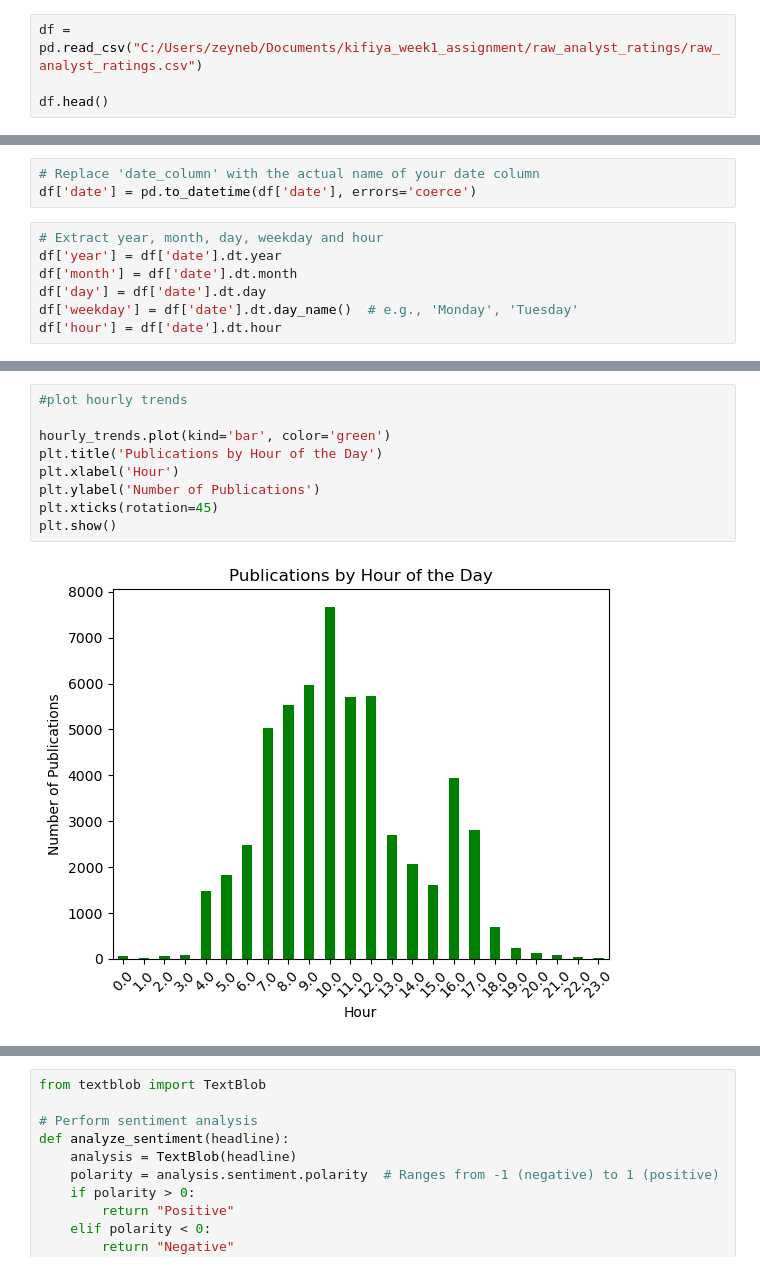
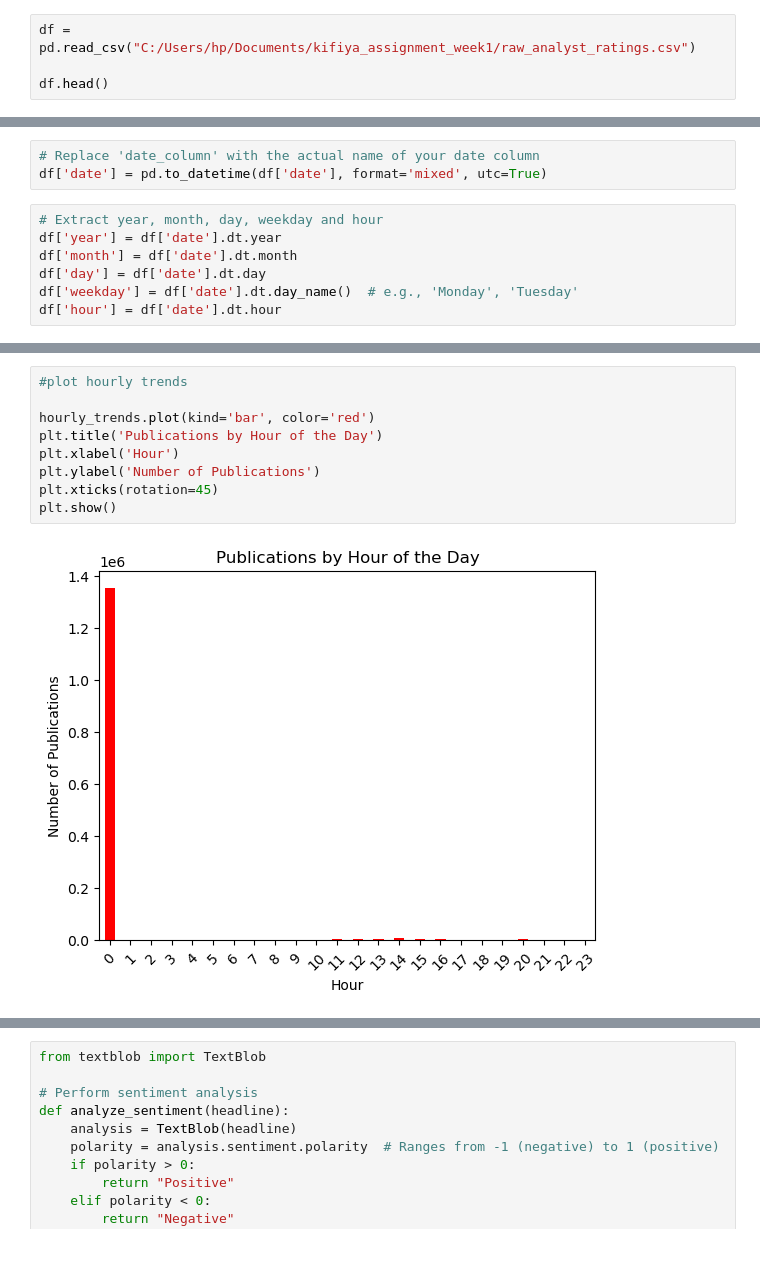
Before and after one commit to Zeyni12/stock_sentiment_correlation, a Jupyter notebook: notebooks/analysis.ipynb, the cells around one changed output, grey strips where cells are left out. Cells and saved outputs as stored; diff of their text form.

```diff
--- a/notebooks/analysis.ipynb
+++ b/notebooks/analysis.ipynb
@@ -4,7 +4,7 @@ import matplotlib.pyplot as plt
 import seaborn as sns
 import os
 # %%
-df = pd.read_csv("C:/Users/zeyneb/Documents/kifiya_week1_assignment/raw_analyst_ratings/raw_analyst_ratings.csv")
+df = pd.read_csv("C:/Users/hp/Documents/kifiya_assignment_week1/raw_analyst_ratings.csv")
 
 df.head()
 # %% [output]
@@ -93,7 +90,7 @@ Most Active Publishers:
 9     Benzinga Staff          28114
 # %%
 # Replace 'date_column' with the actual name of your date column
-df['date'] = pd.to_datetime(df['date'], errors='coerce')
+df['date'] = pd.to_datetime(df['date'], format='mixed', utc=True)
 # %%
 # Extract year, month, day, weekday and hour
 df['year'] = df['date'].dt.year
@@ -221,12 +220,12 @@ plt.show()
 # %%
 #plot hourly trends
 
-hourly_trends.plot(kind='bar', color='green')
+hourly_trends.plot(kind='bar', color='red')
 plt.title('Publications by Hour of the Day')
 plt.xlabel('Hour')
 plt.ylabel('Number of Publications')
 plt.xticks(rotation=45)
 plt.show()
 # %% [output]
-[figure, old version]
+[figure, new version]
 # %%
```
Also changed, not shown: parts of 12 cells of this notebook.
